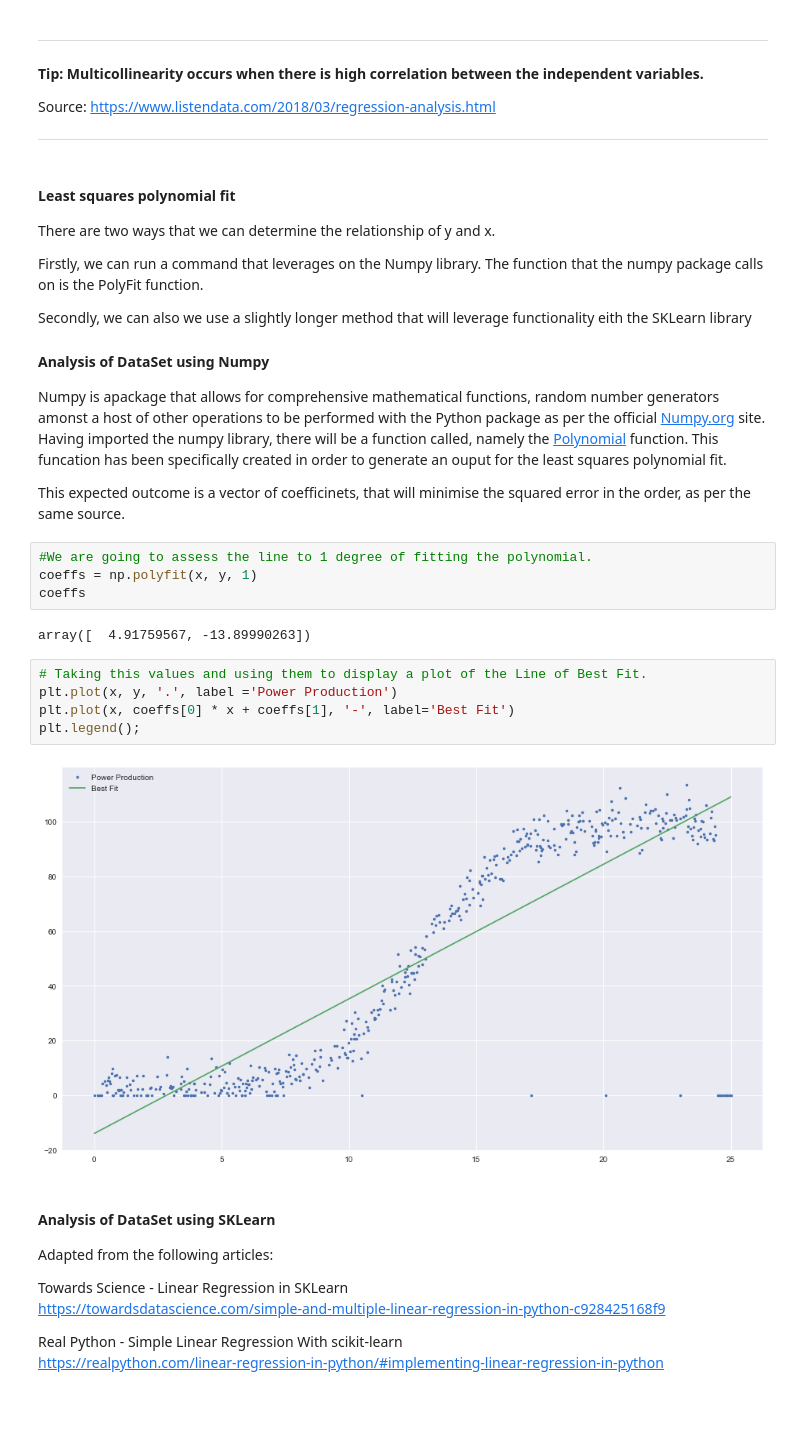
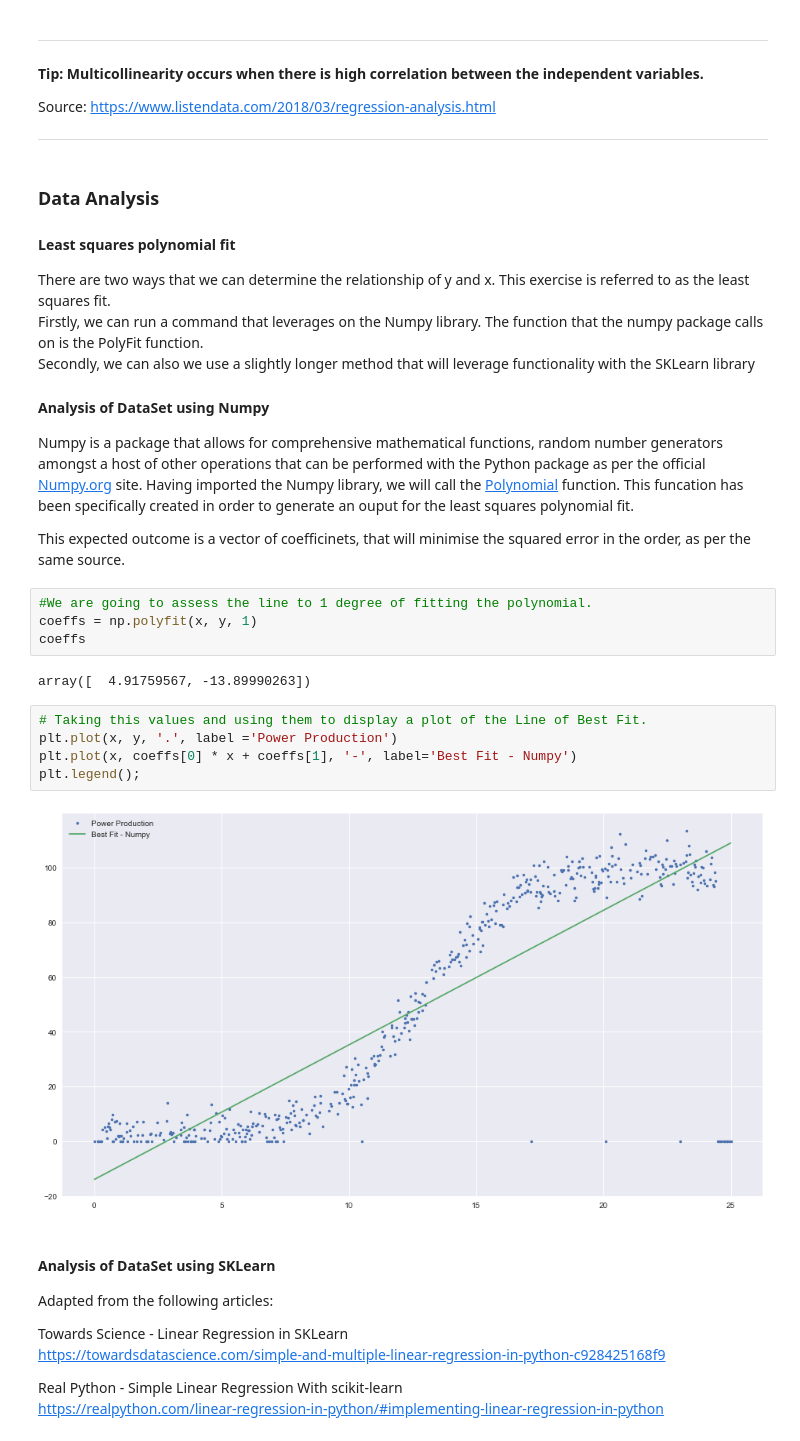
Before and after one commit to jonkavana/FODA---Project-2021, a Jupyter notebook: Fundamentals of Data Analytics Project 2020.ipynb, the cells around one changed output. Drawn from its saved outputs; the diff is of its cells as text; blank space fills up the shorter version.

Commit message:
Addition of analysis to the Numpy analysis

```diff
--- a/Fundamentals of Data Analytics Project 2020.ipynb
+++ b/Fundamentals of Data Analytics Project 2020.ipynb
@@ -197,18 +225,17 @@ ___
 Source: https://www.listendata.com/2018/03/regression-analysis.html
 ___
 # %% [markdown]
+### Data Analysis
 #### Least squares polynomial fit
 
-There are two ways that we can determine the relationship of y and x.
-
+There are two ways that we can determine the relationship of y and x. This exercise is referred to as the least squares fit.
 Firstly, we can run a command that leverages on the Numpy library. The function that the numpy package calls on is the PolyFit function.
-
-Secondly, we can also we use a slightly longer method that will leverage functionality eith the SKLearn library
+Secondly, we can also we use a slightly longer method that will leverage functionality with the SKLearn library
 
 #### Analysis of DataSet using Numpy
 
-Numpy is apackage that allows for comprehensive mathematical functions, random number generators amonst a host of other operations to be performed with the Python package as per the official [Numpy.org](https://numpy.org/) site.
-Having imported the numpy library, there will be a function called, namely the [Polynomial](https://numpy.org/doc/stable/reference/generated/numpy.polyfit.html) function. This funcation has been specifically created in order to generate an ouput for the least squares polynomial fit.
+Numpy is a package that allows for comprehensive mathematical functions, random number generators amongst a host of other operations that can be performed with the Python package as per the official [Numpy.org](https://numpy.org/) site.
+Having imported the Numpy library, we will call the [Polynomial](https://numpy.org/doc/stable/reference/generated/numpy.polyfit.html) function. This funcation has been specifically created in order to generate an ouput for the least squares polynomial fit.
 
 This expected outcome is a vector of coefficinets, that will minimise the squared error in the order, as per the same source.
 # %%
@@ -220,10 +247,10 @@ array([  4.91759567, -13.89990263])
 # %%
 # Taking this values and using them to display a plot of the Line of Best Fit.
 plt.plot(x, y, '.', label ='Power Production')
-plt.plot(x, coeffs[0] * x + coeffs[1], '-', label='Best Fit')
+plt.plot(x, coeffs[0] * x + coeffs[1], '-', label='Best Fit - Numpy')
 plt.legend();
 # %% [output]
-[figure, old version]
+[figure, new version]
 # %% [markdown]
 #### Analysis of DataSet using SKLearn
 
```
Also changed, not shown: parts of 35 cells of this notebook.
